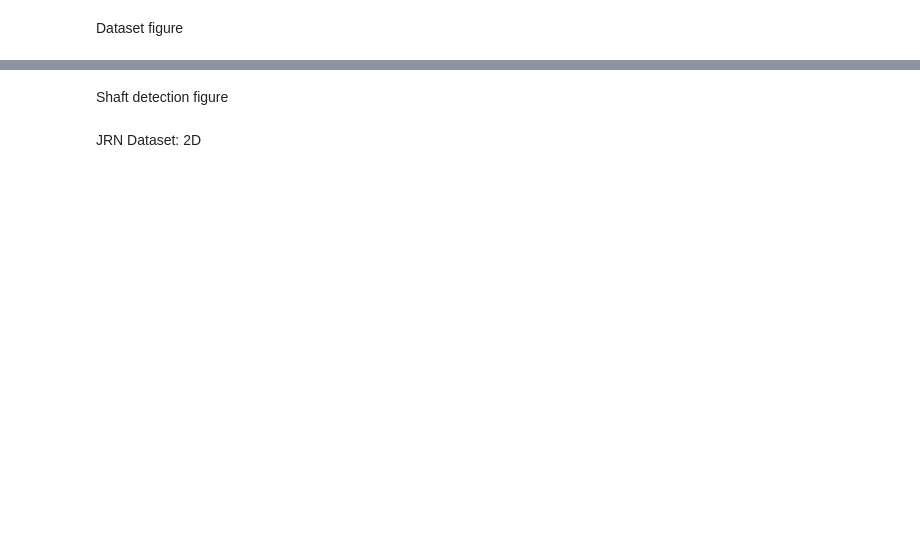
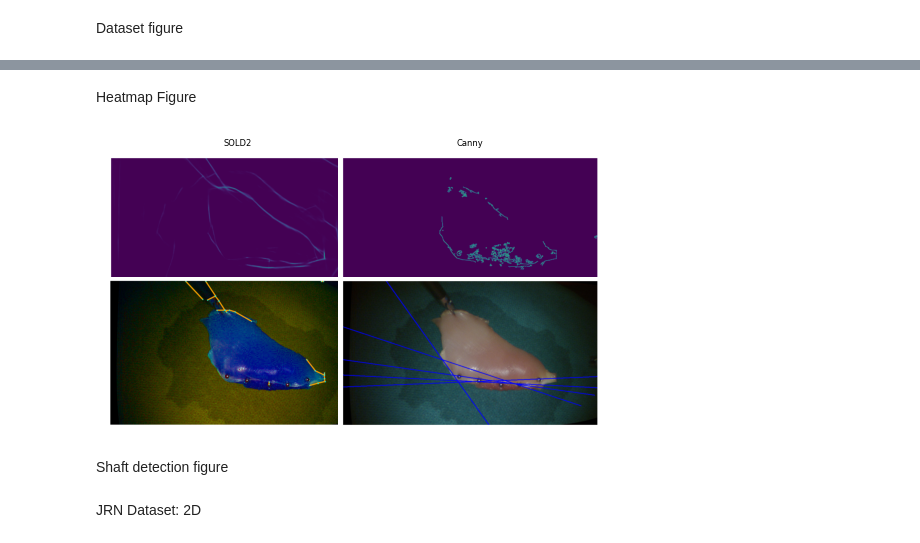
Before and after one commit to ucsdarclab/surgical_tool_tracking, a Jupyter notebook: kornia_dev/ICRA24.ipynb, the cells around one changed output, grey strips where cells are left out. Saved outputs shown, nothing was run; the diff lists cells and outputs as text; code cells hidden in the pictures; blank space fills up the shorter version.

```diff
--- a/kornia_dev/ICRA24.ipynb
+++ b/kornia_dev/ICRA24.ipynb
@@ -32,3 +37,41 @@ plt.savefig('dataset_images.pdf', bbox_inches = 'tight')
+# %% [markdown]
+Heatmap Figure
+# %%
+import pandas as pd
+import numpy as np
+import matplotlib.pyplot as plt
+from matplotlib.gridspec import GridSpec
+
+
+img1 = plt.imread('dtd_sold2lineheatmap.png')
+img2 = plt.imread('dtd_sold2linedetection.png')
+
+img3 = plt.imread('dtd_cannyedgedetection.png')
+img4 = plt.imread('dtd_cannyedgelines.png')
+
+
+fig, ax = plt.subplots(nrows=2, ncols=2)
+
+#ax[0].imshow(d1_cropped, aspect = 'auto')
+#ax[0].axis('off')
+#ax[1].imshow(d2_cropped, aspect = 'auto')
+#ax[1].axis('off')
+
+ax[0, 0].imshow(img1)
+ax[0, 0].axis('off')
+ax[0, 0].set_title('SOLD2', fontsize = 6)
+ax[0, 1].imshow(img3)
+ax[0, 1].axis('off')
+ax[0, 1].set_title('Canny', fontsize = 6)
+ax[1, 0].imshow(img2)
+ax[1, 0].axis('off')
+ax[1, 1].imshow(img4)
+ax[1, 1].axis('off')
+
+plt.subplots_adjust(hspace = -0.5, wspace = -0.12)
+plt.savefig('shaft_detection.pdf', bbox_inches = 'tight')
+# %% [output]
+[figure, added]
 # %% [markdown]
 Shaft detection figure
 # %%
```
Also changed, not shown: parts of 2 cells of this notebook.
